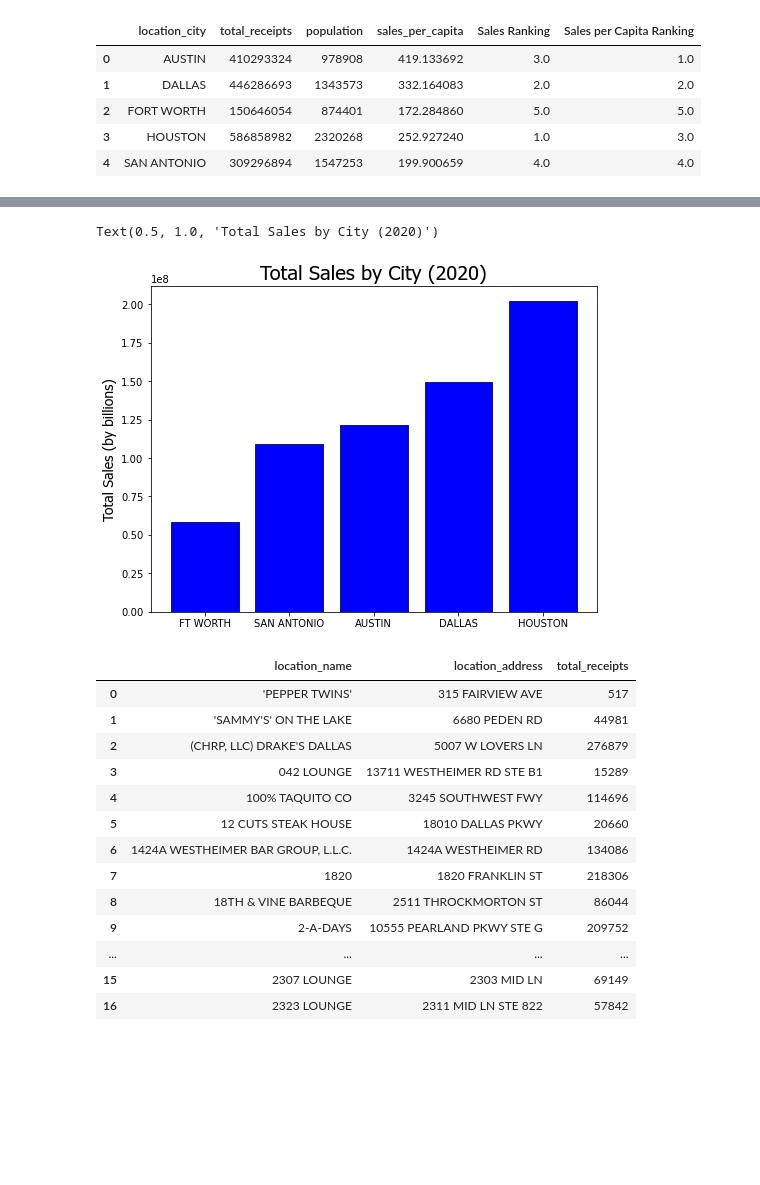
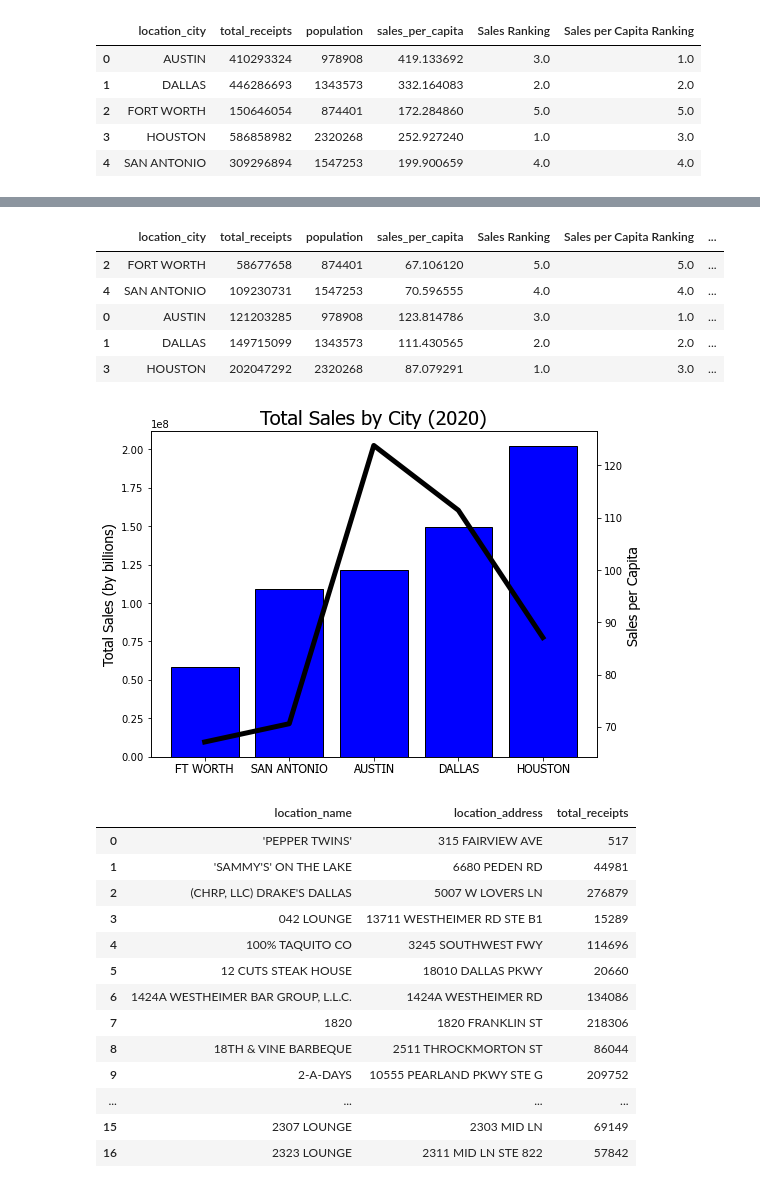
Before and after one commit to KelliDSmith/SMU_Project1_Group1, a Jupyter notebook: testing_kelli.ipynb, the cells around one changed output, grey strips where cells are left out. Cells and saved outputs as stored; diff of their text form; code cells hidden in the pictures; blank space fills up the shorter version.

```diff
--- a/testing_kelli.ipynb
+++ b/testing_kelli.ipynb
@@ -114,22 +136,35 @@ citysales2020['Sales per Capita Ranking'] = citysales2020.sales_per_capita.rank(
 citysales2020['per_cap_yoy_diff'] = citysales2020.sales_per_capita - citysales2019.sales_per_capita
 citysales2020['diff%'] = citysales2020.sales_per_capita/citysales2019.sales_per_capita-1
 citysales2020_sort = citysales2020.sort_values("total_receipts",ascending=True)
+citysales2020_sort
+# %% [output]
+|  | location_city | total_receipts | population | sales_per_capita | Sales Ranking | Sales per Capita Ranking | ... |
+| 2 | FORT WORTH | 58677658 | 874401 | 67.106120 | 5.0 | 5.0 | ... |
+| 4 | SAN ANTONIO | 109230731 | 1547253 | 70.596555 | 4.0 | 4.0 | ... |
+| 0 | AUSTIN | 121203285 | 978908 | 123.814786 | 3.0 | 1.0 | ... |
+| 1 | DALLAS | 149715099 | 1343573 | 111.430565 | 2.0 | 2.0 | ... |
+| 3 | HOUSTON | 202047292 | 2320268 | 87.079291 | 1.0 | 3.0 | ... |
-# %%
-plt.figure(figsize=(8,6))
-cities = ['FORT WORTH','SAN ANTONIO','AUSTIN','DALLAS','HOUSTON']
-total_sales = citysales2020_sort['total_receipts']
-x_axis = np.arange(len(cities))
-plt.bar(x_axis, total_sales, color="blue", edgecolor="midnightblue", align="center")
-hfont = {'fontname':'Tahoma'}
-tick_locations = [value for value in x_axis]
-plt.xticks(tick_locations, ['FT WORTH','SAN ANTONIO','AUSTIN','DALLAS','HOUSTON'])
-# plt.xlabel("Cities", **hfont,fontsize=12)
-plt.ylabel("Total Sales (by billions)", **hfont,fontsize=14)
-plt.title("Total Sales by City (2020)", **hfont,fontsize=20)
-# plt.savefig("../SMU Stuff/Total_Liq_Sales_2019v2020.png")
-# %% [output]
-Text(0.5, 1.0, 'Total Sales by City (2020)')
-[figure, removed]
+# %%
+plt.figure(figsize=(8,6))
+cities = []
+for city in citysales2020_sort['location_city']:
+    cities.append(citysales2020_sort['location_city'])
+total_sales = citysales2020_sort['total_receipts']
+x_axis = np.arange(len(cities))
+plt.bar(x_axis, total_sales, color="blue", edgecolor="black", align="center")
+hfont = {'fontname':'Tahoma'}
+tick_locations = [value for value in x_axis]
+plt.xticks(tick_locations, ['FT WORTH','SAN ANTONIO','AUSTIN','DALLAS','HOUSTON'], **hfont,fontsize=12)
+plt.ylabel("Total Sales (by billions)", **hfont,fontsize=14)
+axis2 = plt.twinx()
+axis2.plot(x_axis, citysales2020_sort['sales_per_capita'], color='black',linewidth=5)
+# axes2.set_ylim(-1, 1)
+axis2.set_ylabel('Sales per Capita ', **hfont,fontsize=14)
+plt.title("Total Sales by City (2020)", **hfont,fontsize=20)
+plt.savefig("../SMU_Project1_Group1/total_sales_by_city_2020.png")
+plt.show()
+# %% [output]
+[figure, added]
 # %%
 storesales2019 = dfcities2019.groupby(['location_name','location_address'])['total_receipts'].sum().reset_index()
 storesales2019.head(20)
```
Also changed, not shown: parts of 8 cells of this notebook, 4 other files.
